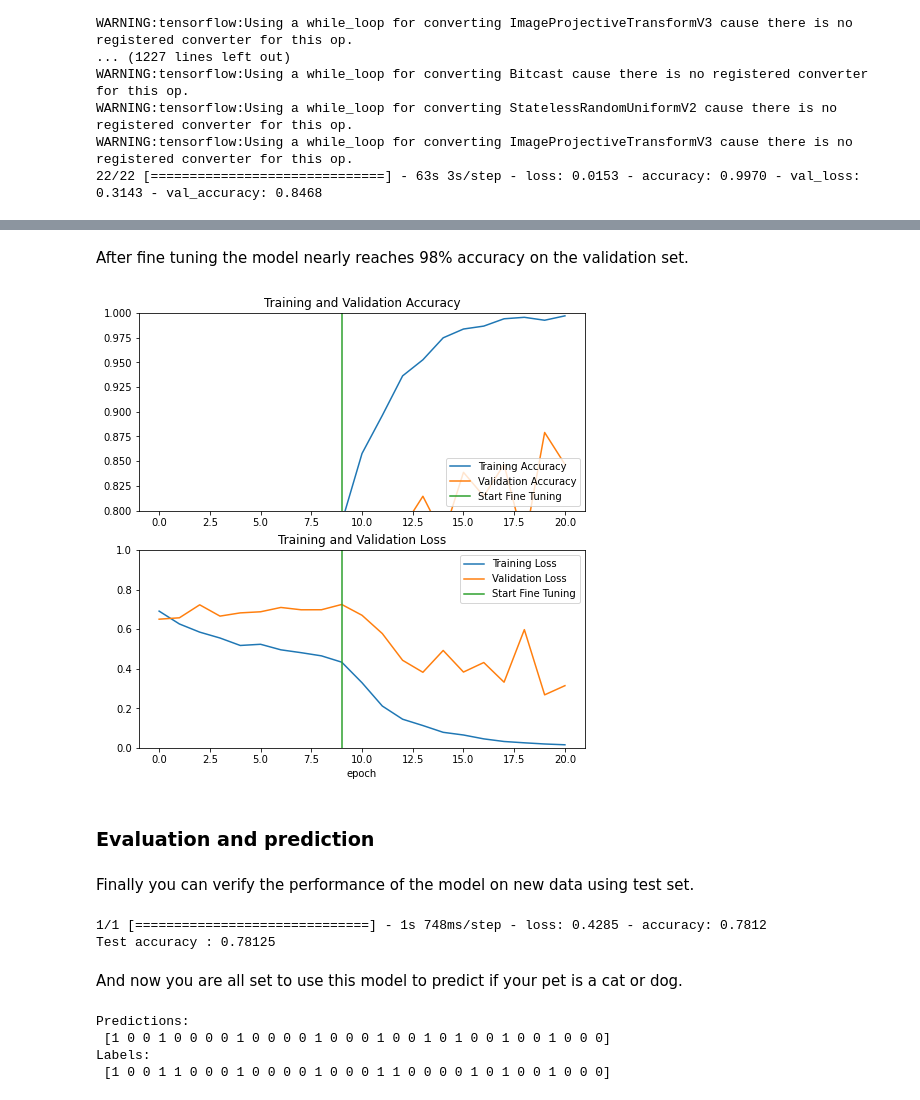
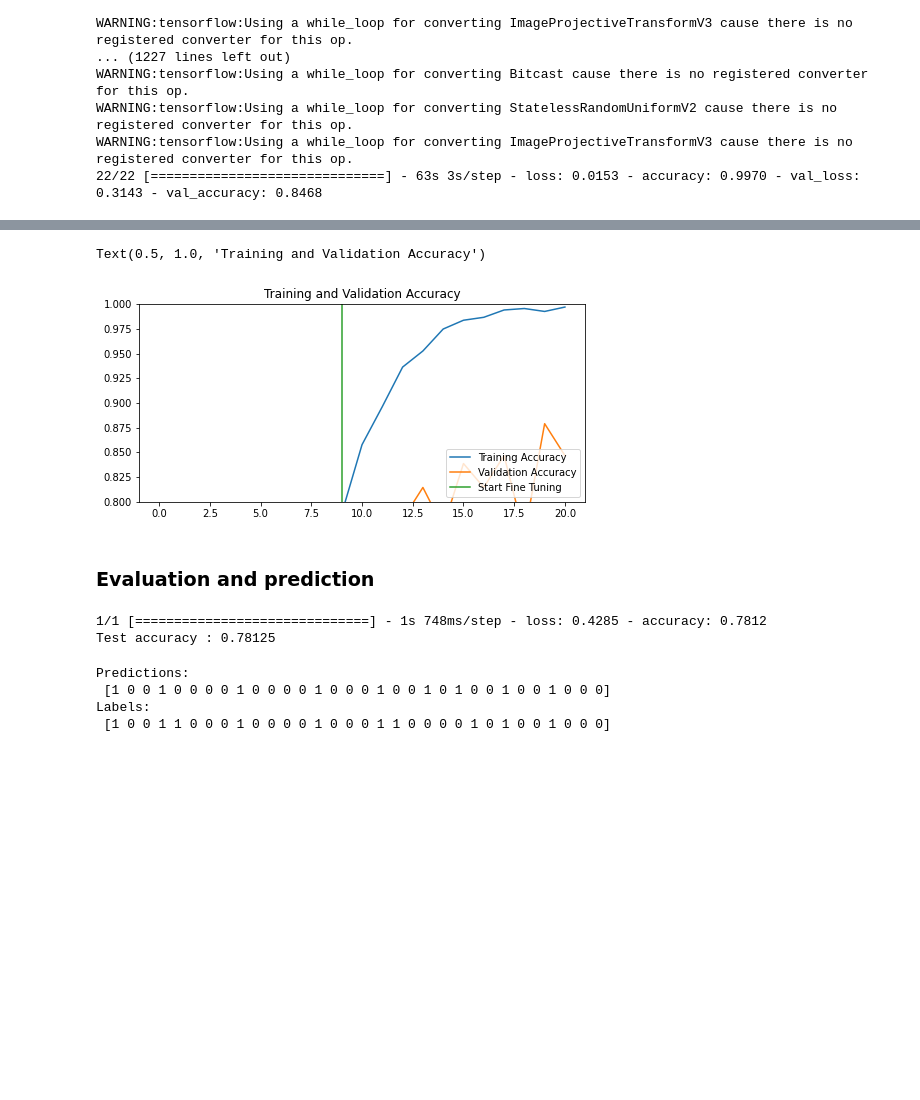
Before and after one commit to preethika-ajay/Parkinson-s-NeuroScan-MRI-based-Prediction-with-Transfer-Learning, a Jupyter notebook: transfer_learning.ipynb, the cells around one changed output, grey strips where cells are left out. Saved outputs shown, nothing was run; the diff lists cells and outputs as text; code cells hidden in the pictures; blank space fills up the shorter version.

```diff
--- a/transfer_learning.ipynb
+++ b/transfer_learning.ipynb
@@ -428,5 +301,3 @@ You may also get some overfitting as the new training set is relatively small an
-# %% [markdown]
-After fine tuning the model nearly reaches 98% accuracy on the validation set.
 # %%
 acc += history_fine.history['accuracy']
 val_acc += history_fine.history['val_accuracy']
@@ -436,23 +307,24 @@ val_loss += history_fine.history['val_loss']
 # %%
 plt.figure(figsize=(8, 8))
 plt.subplot(2, 1, 1)
 plt.plot(acc, label='Training Accuracy')
 plt.plot(val_acc, label='Validation Accuracy')
 plt.ylim([0.8, 1])
 plt.plot([initial_epochs-1,initial_epochs-1],
           plt.ylim(), label='Start Fine Tuning')
 plt.legend(loc='lower right')
 plt.title('Training and Validation Accuracy')
 
-plt.subplot(2, 1, 2)
-plt.plot(loss, label='Training Loss')
-plt.plot(val_loss, label='Validation Loss')
-plt.ylim([0, 1.0])
-plt.plot([initial_epochs-1,initial_epochs-1],
-         plt.ylim(), label='Start Fine Tuning')
-plt.legend(loc='upper right')
-plt.title('Training and Validation Loss')
-plt.xlabel('epoch')
-plt.show()
+# plt.subplot(2, 1, 2)
+# plt.plot(loss, label='Training Loss')
+# plt.plot(val_loss, label='Validation Loss')
+# plt.ylim([0, 1.0])
+# plt.plot([initial_epochs-1,initial_epochs-1],
+#          plt.ylim(), label='Start Fine Tuning')
+# plt.legend(loc='upper right')
+# plt.title('Training and Validation Loss')
+# plt.xlabel('epoch')
+# plt.show()
 # %% [output]
+Text(0.5, 1.0, 'Training and Validation Accuracy')
-[figure, old version]
+[figure, new version]
@@ -459,13 +333,9 @@ plt.show()
 # %% [markdown]
 ### Evaluation and prediction
-# %% [markdown]
-Finally you can verify the performance of the model on new data using test set.
 # %%
 loss, accuracy = model.evaluate(test_dataset)
 print('Test accuracy :', accuracy)
 # %% [output]
 1/1 [==============================] - 1s 748ms/step - loss: 0.4285 - accuracy: 0.7812
 Test accuracy : 0.78125
-# %% [markdown]
-And now you are all set to use this model to predict if your pet is a cat or dog.
 # %%
```
Also changed, not shown: parts of 52 cells of this notebook, 1 other file.
